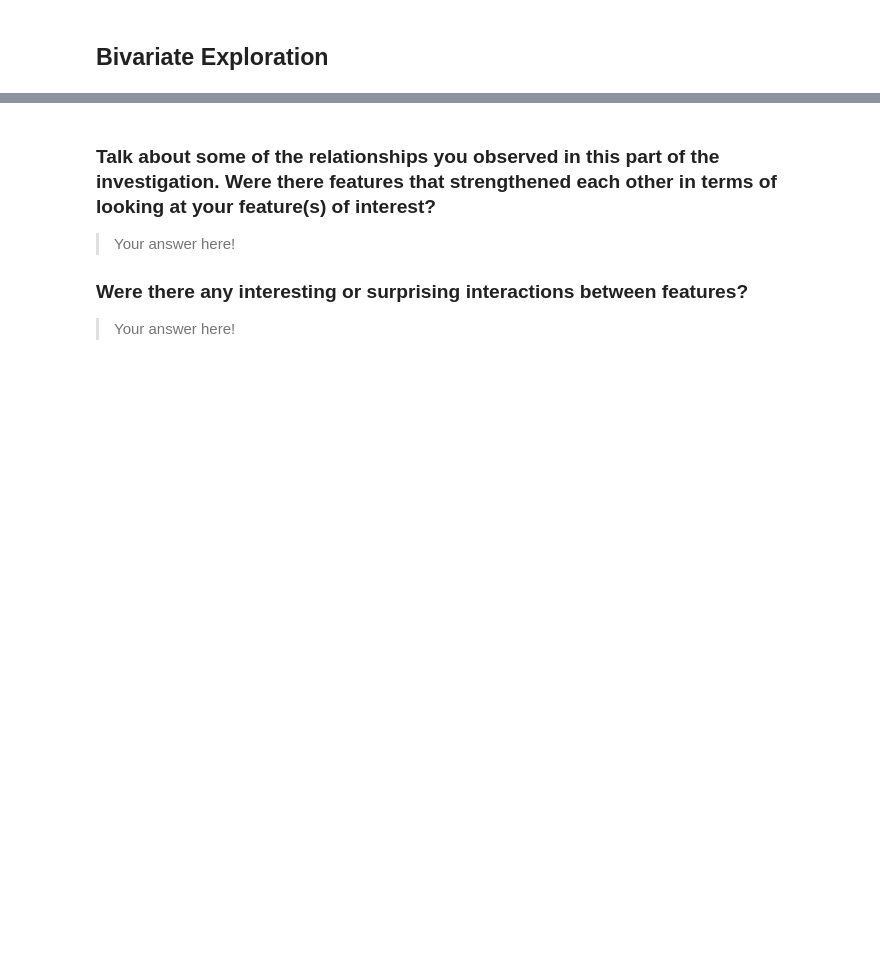
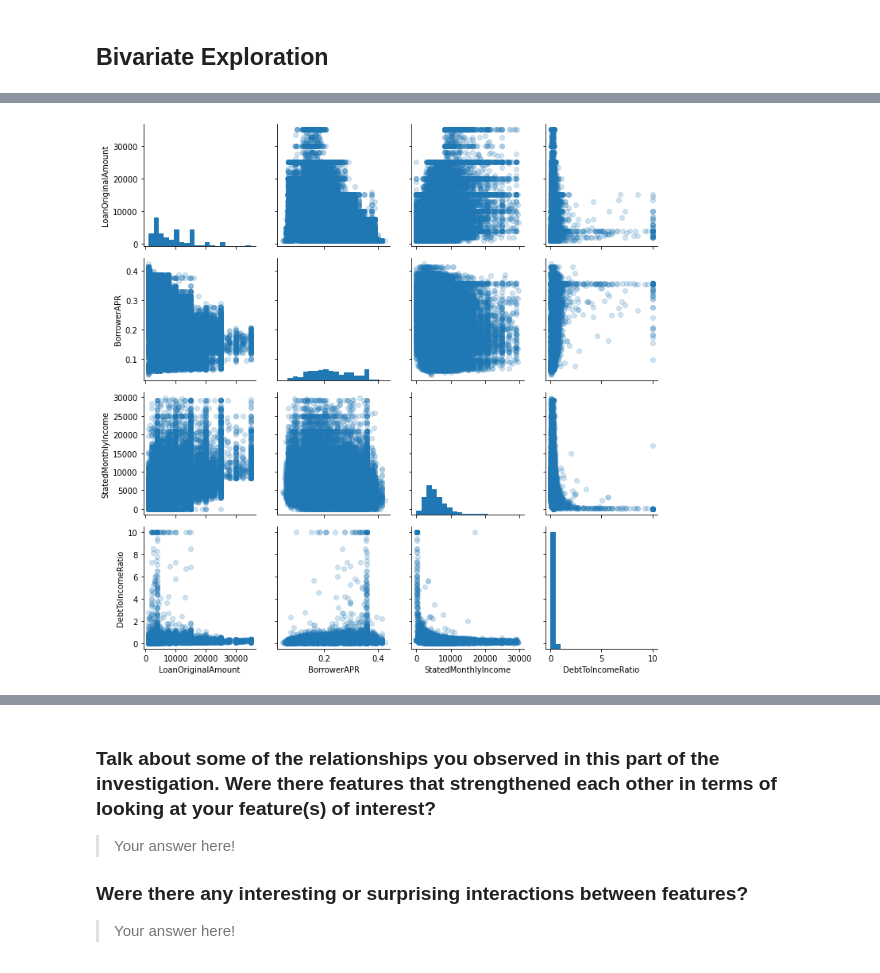
Before and after one commit to andisiambuku/Loans-Analysis-Project, a Jupyter notebook: Part_I_exploration_template.ipynb, the cells around one changed output, grey strips where cells are left out. Saved outputs shown, nothing was run; the diff lists cells and outputs as text; code cells hidden in the pictures; blank space fills up the shorter version.

```diff
--- a/Part_I_exploration_template.ipynb
+++ b/Part_I_exploration_template.ipynb
@@ -347,0 +343,6 @@ your work in the previous sections.
+# %%
+g = sb.PairGrid(data=df_proloans, vars = num_var)
+g = g.map_diag(plt.hist,bins=20)
+g.map_offdiag(plt.scatter,alpha=0.2);
+# %% [output]
+[figure, added]
```
Also changed, not shown: parts of 17 cells of this notebook.
